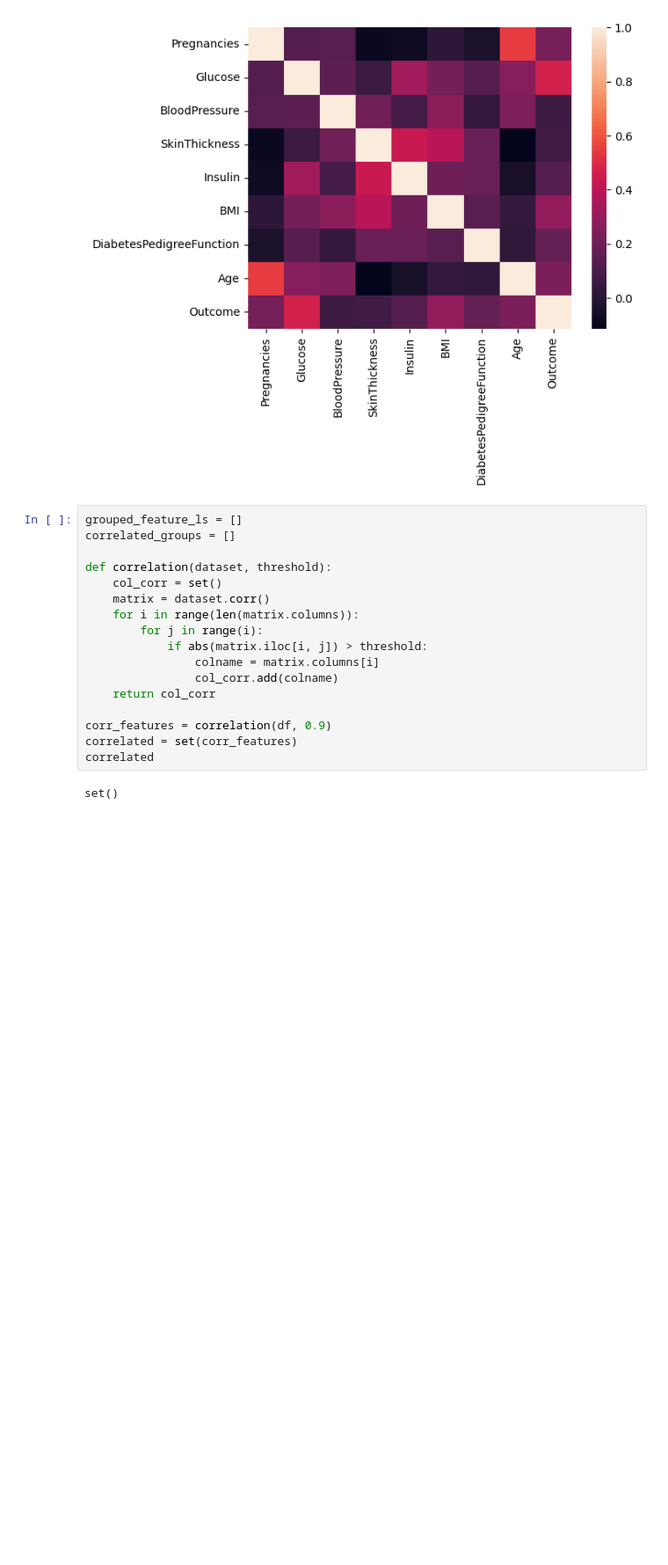
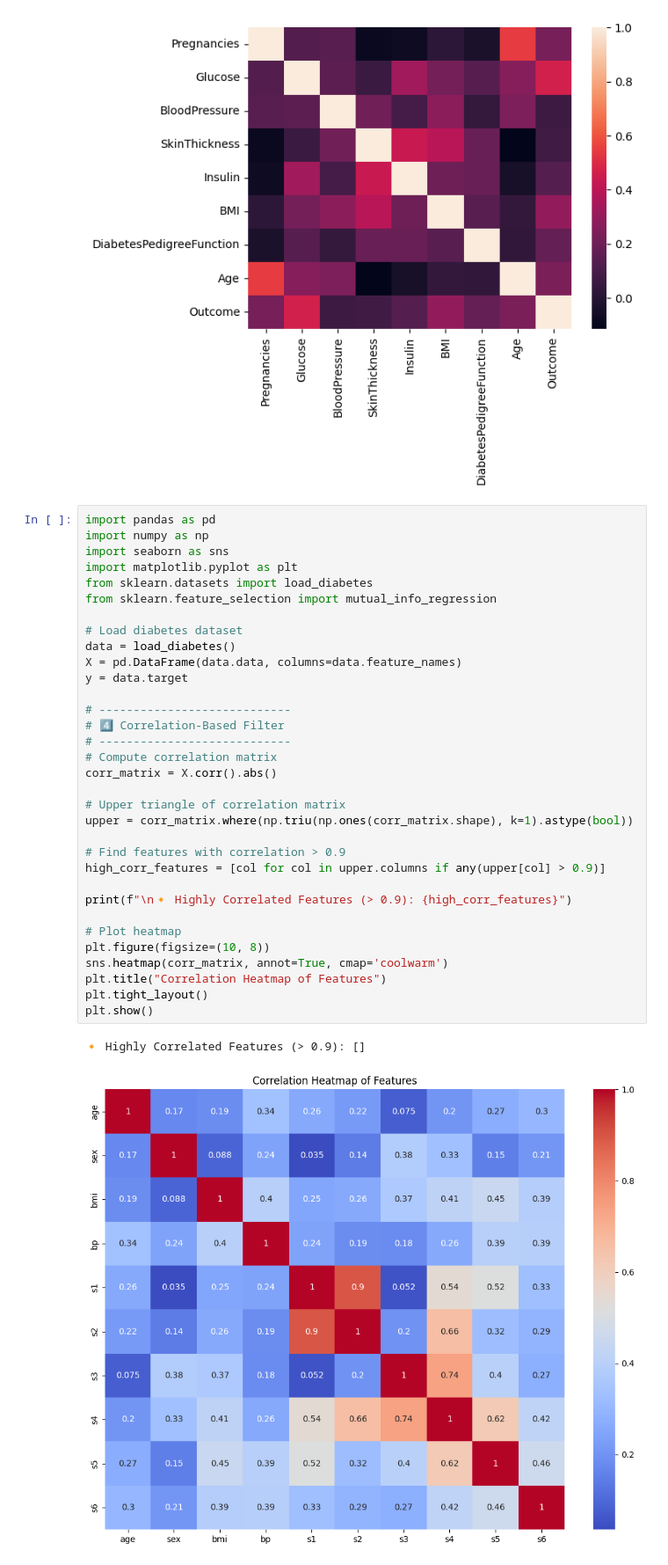
Before and after one commit to AKBER-HUSSAIN/ML_Lab_Practice, a Jupyter notebook: Feature_Selection.ipynb, the cells around one changed output. Shown: that part at 88% size. Saved outputs shown, nothing was run; the diff lists cells and outputs as text; blank space fills up the shorter version.

```diff
--- a/Feature_Selection.ipynb
+++ b/Feature_Selection.ipynb
@@ -85,22 +93,39 @@ sns.heatmap(corrmat)
 # %% [output]
 <Axes: >
 [figure]
-# %%
-grouped_feature_ls = []
-correlated_groups = []
-
-def correlation(dataset, threshold):
-    col_corr = set()
-    matrix = dataset.corr()
-    for i in range(len(matrix.columns)):
-        for j in range(i):
-            if abs(matrix.iloc[i, j]) > threshold:
-                colname = matrix.columns[i]
-                col_corr.add(colname)
-    return col_corr
-
-corr_features = correlation(df, 0.9)
-correlated = set(corr_features)
-correlated
-# %% [output]
-set()
+# %%
+import pandas as pd
+import numpy as np
+import seaborn as sns
+import matplotlib.pyplot as plt
+from sklearn.datasets import load_diabetes
+from sklearn.feature_selection import mutual_info_regression
+
+# Load diabetes dataset
+data = load_diabetes()
+X = pd.DataFrame(data.data, columns=data.feature_names)
+y = data.target
+
+# ----------------------------
+# 4️⃣ Correlation-Based Filter
+# ----------------------------
+# Compute correlation matrix
+corr_matrix = X.corr().abs()
+
+# Upper triangle of correlation matrix
+upper = corr_matrix.where(np.triu(np.ones(corr_matrix.shape), k=1).astype(bool))
+
+# Find features with correlation > 0.9
+high_corr_features = [col for col in upper.columns if any(upper[col] > 0.9)]
+
+print(f"\n🔸 Highly Correlated Features (> 0.9): {high_corr_features}")
+
+# Plot heatmap
+plt.figure(figsize=(10, 8))
+sns.heatmap(corr_matrix, annot=True, cmap='coolwarm')
+plt.title("Correlation Heatmap of Features")
+plt.tight_layout()
+plt.show()
+# %% [output]
+🔸 Highly Correlated Features (> 0.9): []
+[figure, added]
```
Also changed, not shown: parts of 5 cells of this notebook.
